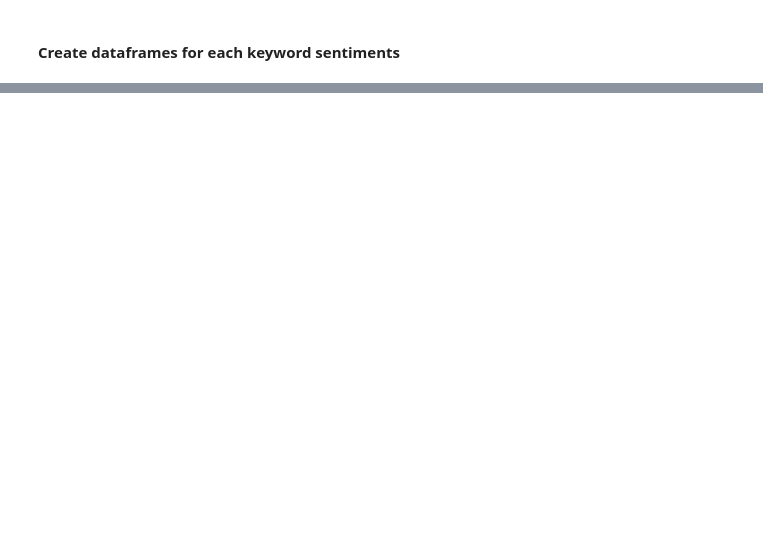
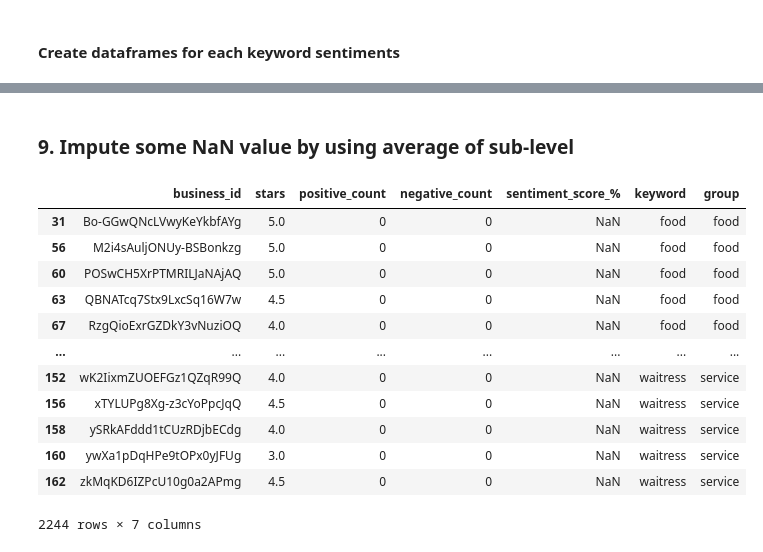
Before and after one commit to sathitvudh/stat628-module3-group4-fall2022-uwmadison, a Jupyter notebook: code/Review Analysis/Bar Reviews Sentiment Analysis.ipynb, the cells around one changed output, grey strips where cells are left out. Cells and saved outputs as stored; diff of their text form; code cells hidden in the pictures; blank space fills up the shorter version.

```diff
--- a/code/Review Analysis/Bar Reviews Sentiment Analysis.ipynb
+++ b/code/Review Analysis/Bar Reviews Sentiment Analysis.ipynb
@@ -594,0 +724,2 @@ test = df_service.append(df_price).to_csv("test.csv")
+# %% [markdown]
+### 9. Impute some NaN value by using average of sub-level
@@ -594,0 +753,16 @@ test = df_service.append(df_price).to_csv("test.csv")
+# %%
+final_review_sentiment[final_review_sentiment["sentiment_score_%"].isna()]
+# %% [output]
+|  | business_id | stars | positive_count | negative_count | sentiment_score_% | keyword | group |
+| 31 | Bo-GGwQNcLVwyKeYkbfAYg | 5.0 | 0 | 0 | NaN | food | food |
+| 56 | M2i4sAuljONUy-BSBonkzg | 5.0 | 0 | 0 | NaN | food | food |
+| 60 | POSwCH5XrPTMRILJaNAjAQ | 5.0 | 0 | 0 | NaN | food | food |
+| 63 | QBNATcq7Stx9LxcSq16W7w | 4.5 | 0 | 0 | NaN | food | food |
+| 67 | RzgQioExrGZDkY3vNuziOQ | 4.0 | 0 | 0 | NaN | food | food |
+| ... | ... | ... | ... | ... | ... | ... | ... |
+| 152 | wK2IixmZUOEFGz1QZqR99Q | 4.0 | 0 | 0 | NaN | waitress | service |
+| 156 | xTYLUPg8Xg-z3cYoPpcJqQ | 4.5 | 0 | 0 | NaN | waitress | service |
+| 158 | ySRkAFddd1tCUzRDjbECdg | 4.0 | 0 | 0 | NaN | waitress | service |
+| 160 | ywXa1pDqHPe9tOPx0yJFUg | 3.0 | 0 | 0 | NaN | waitress | service |
+| 162 | zkMqKD6IZPcU10g0a2APmg | 4.5 | 0 | 0 | NaN | waitress | service |
+2244 rows × 7 columns
```
Also changed, not shown: parts of 30 cells of this notebook, 40 other files.
